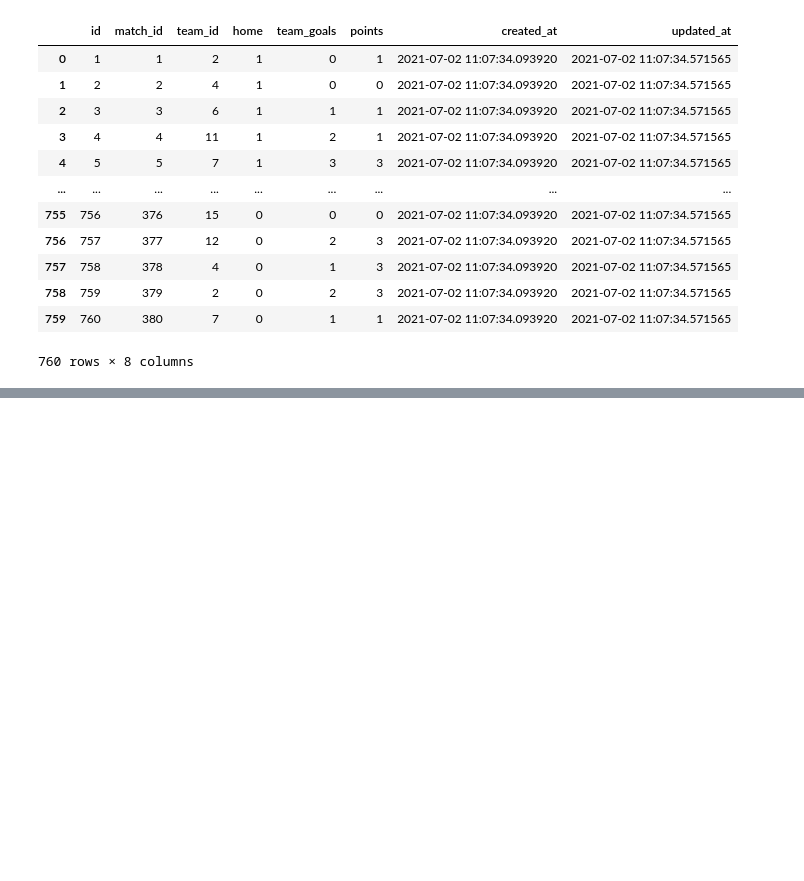
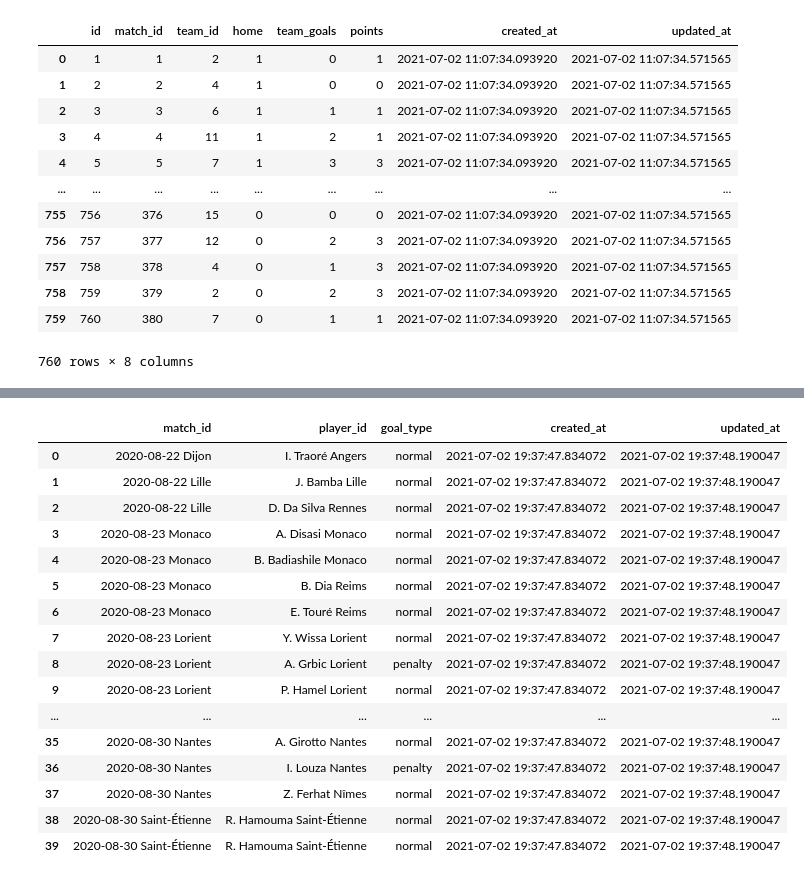
Before and after one commit to clement-camara/brief-foot, a Jupyter notebook: db.ipynb, the cells around one changed output, grey strips where cells are left out. Saved outputs shown, nothing was run; the diff lists cells and outputs as text; code cells hidden in the pictures; blank space fills up the shorter version.

```diff
--- a/db.ipynb
+++ b/db.ipynb
@@ -448,0 +556,21 @@ read_db('SELECT * FROM teams_matches')
+# %%
+df_goals = pd.read_csv('goals_table_final.csv', index_col=0)
+df_goals.head(40)
+# %% [output]
+|  | match_id | player_id | goal_type | created_at | updated_at |
+| 0 | 2020-08-22 Dijon | I. Traoré Angers | normal | 2021-07-02 19:37:47.834072 | 2021-07-02 19:37:48.190047 |
+| 1 | 2020-08-22 Lille | J. Bamba Lille | normal | 2021-07-02 19:37:47.834072 | 2021-07-02 19:37:48.190047 |
+| 2 | 2020-08-22 Lille | D. Da Silva Rennes | normal | 2021-07-02 19:37:47.834072 | 2021-07-02 19:37:48.190047 |
+| 3 | 2020-08-23 Monaco | A. Disasi Monaco | normal | 2021-07-02 19:37:47.834072 | 2021-07-02 19:37:48.190047 |
+| 4 | 2020-08-23 Monaco | B. Badiashile Monaco | normal | 2021-07-02 19:37:47.834072 | 2021-07-02 19:37:48.190047 |
+| 5 | 2020-08-23 Monaco | B. Dia Reims | normal | 2021-07-02 19:37:47.834072 | 2021-07-02 19:37:48.190047 |
+| 6 | 2020-08-23 Monaco | E. Touré Reims | normal | 2021-07-02 19:37:47.834072 | 2021-07-02 19:37:48.190047 |
+| 7 | 2020-08-23 Lorient | Y. Wissa Lorient | normal | 2021-07-02 19:37:47.834072 | 2021-07-02 19:37:48.190047 |
+| 8 | 2020-08-23 Lorient | A. Grbic Lorient | penalty | 2021-07-02 19:37:47.834072 | 2021-07-02 19:37:48.190047 |
+| 9 | 2020-08-23 Lorient | P. Hamel Lorient | normal | 2021-07-02 19:37:47.834072 | 2021-07-02 19:37:48.190047 |
+| ... | ... | ... | ... | ... | ... |
+| 35 | 2020-08-30 Nantes | A. Girotto Nantes | normal | 2021-07-02 19:37:47.834072 | 2021-07-02 19:37:48.190047 |
+| 36 | 2020-08-30 Nantes | I. Louza Nantes | penalty | 2021-07-02 19:37:47.834072 | 2021-07-02 19:37:48.190047 |
+| 37 | 2020-08-30 Nantes | Z. Ferhat Nîmes | normal | 2021-07-02 19:37:47.834072 | 2021-07-02 19:37:48.190047 |
+| 38 | 2020-08-30 Saint-Étienne | R. Hamouma Saint-Étienne | normal | 2021-07-02 19:37:47.834072 | 2021-07-02 19:37:48.190047 |
+| 39 | 2020-08-30 Saint-Étienne | R. Hamouma Saint-Étienne | normal | 2021-07-02 19:37:47.834072 | 2021-07-02 19:37:48.190047 |
```
Also changed, not shown: parts of 8 cells of this notebook, 5 other files.
